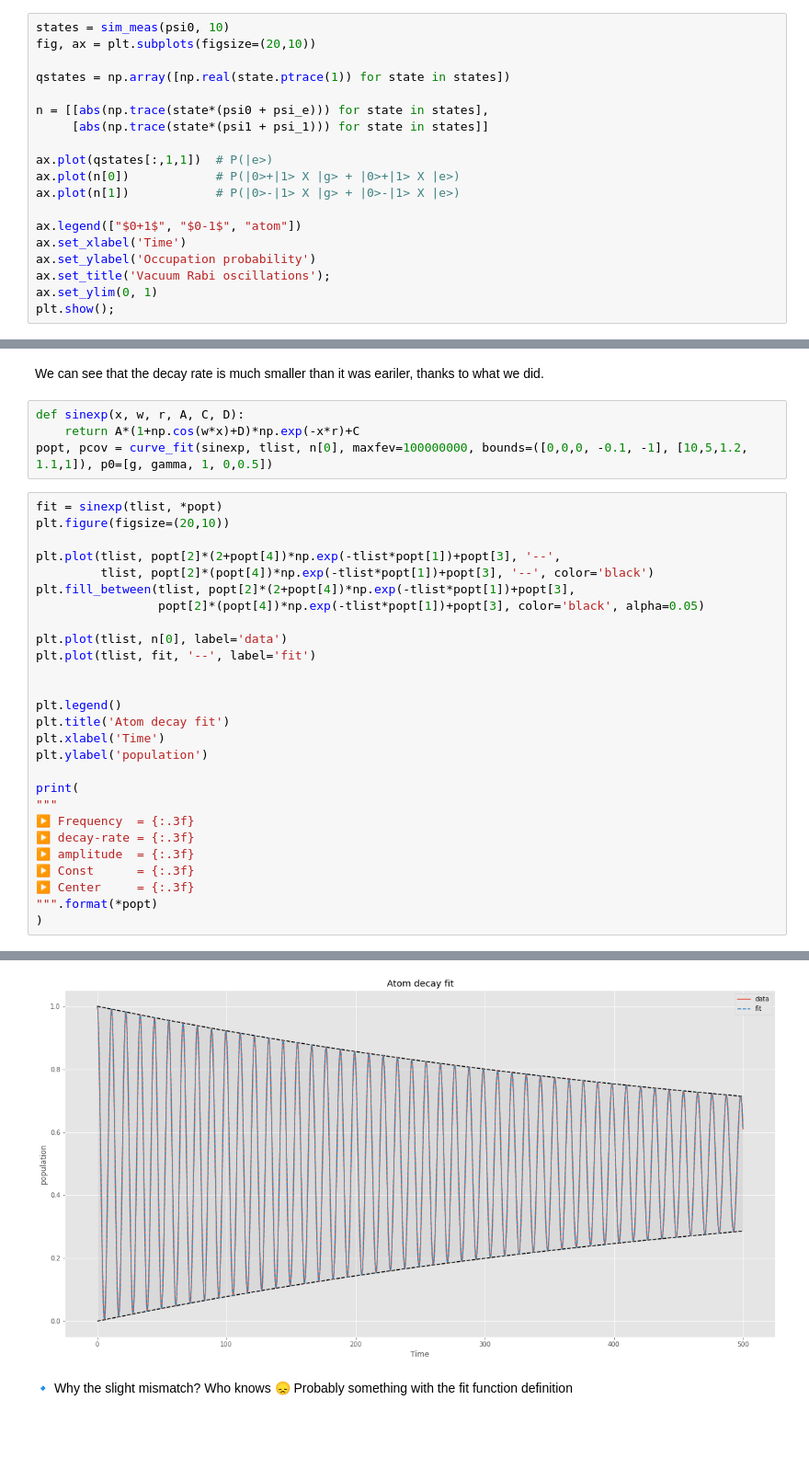
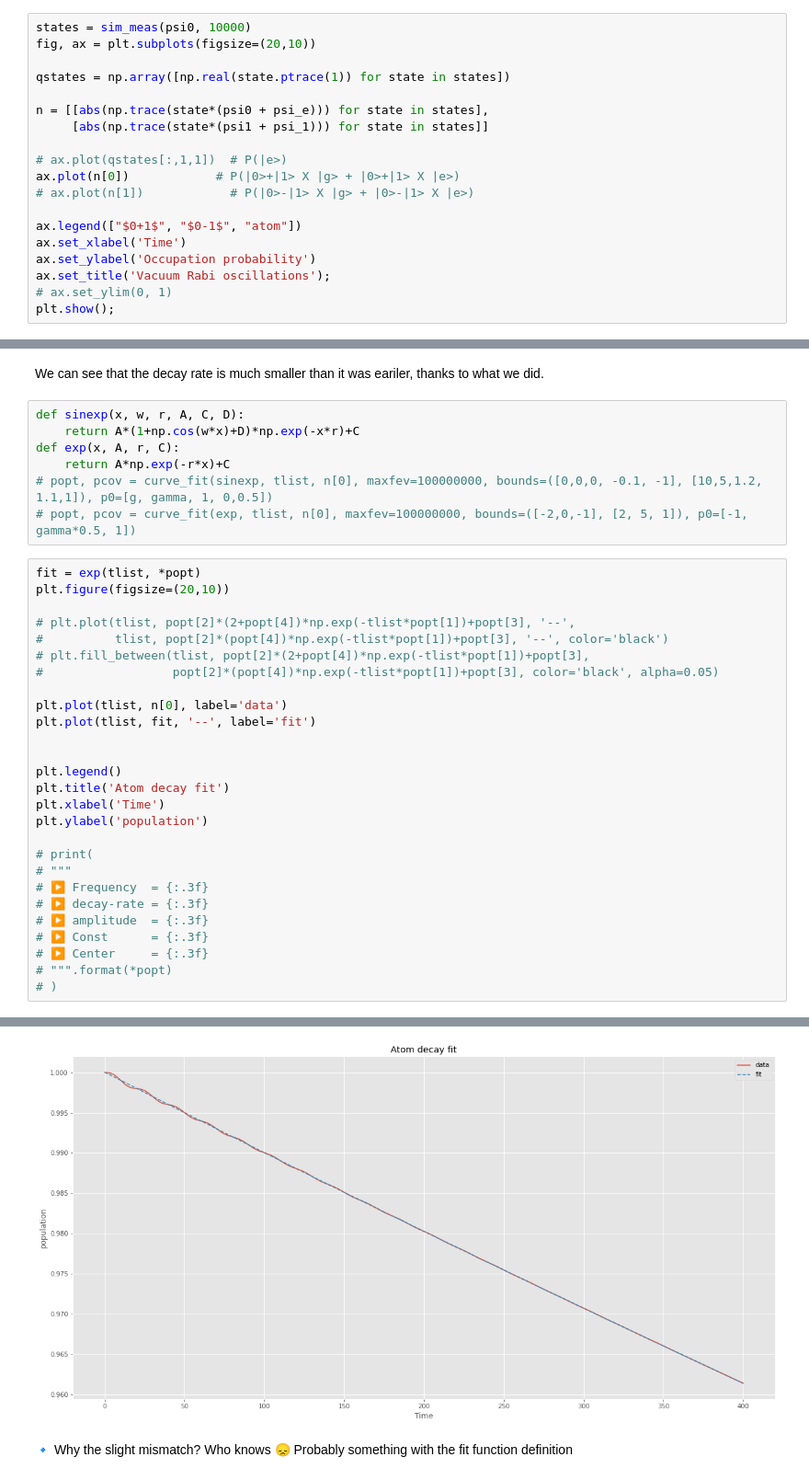
Before and after one commit to DanielCohenHillel/Cavity-Analysis, a Jupyter notebook: dephasing/dephasing.ipynb, the cells around one changed output, grey strips where cells are left out. Shown: that part at 92% size. Saved outputs shown, nothing was run; the diff lists cells and outputs as text; blank space fills up the shorter version.

```diff
--- a/dephasing/dephasing.ipynb
+++ b/dephasing/dephasing.ipynb
@@ -130,7 +131,7 @@ def sim_meas(psi0, dt):
         states.extend(output.states)
     return states
 # %%
-states = sim_meas(psi0, 10)
+states = sim_meas(psi0, 10000)
 fig, ax = plt.subplots(figsize=(20,10))
 
 qstates = np.array([np.real(state.ptrace(1)) for state in states])
@@ -138,14 +139,14 @@ qstates = np.array([np.real(state.ptrace(1)) for state in states])
 n = [[abs(np.trace(state*(psi0 + psi_e))) for state in states],
      [abs(np.trace(state*(psi1 + psi_1))) for state in states]]
 
-ax.plot(qstates[:,1,1])  # P(|e>)
+# ax.plot(qstates[:,1,1])  # P(|e>)
 ax.plot(n[0])            # P(|0>+|1> X |g> + |0>+|1> X |e>)
-ax.plot(n[1])            # P(|0>-|1> X |g> + |0>-|1> X |e>)
+# ax.plot(n[1])            # P(|0>-|1> X |g> + |0>-|1> X |e>)
 
 ax.legend(["$0+1$", "$0-1$", "atom"])
 ax.set_xlabel('Time')
 ax.set_ylabel('Occupation probability')
 ax.set_title('Vacuum Rabi oscillations');
-ax.set_ylim(0, 1)
+# ax.set_ylim(0, 1)
 plt.show();
 # %% [output]
@@ -155,15 +156,18 @@ We can see that the decay rate is much smaller than it was eariler, thanks to wh
 # %%
 def sinexp(x, w, r, A, C, D):
     return A*(1+np.cos(w*x)+D)*np.exp(-x*r)+C
-popt, pcov = curve_fit(sinexp, tlist, n[0], maxfev=100000000, bounds=([0,0,0, -0.1, -1], [10,5,1.2, 1.1,1]), p0=[g, gamma, 1, 0,0.5])
+def exp(x, A, r, C):
+    return A*np.exp(-r*x)+C
+# popt, pcov = curve_fit(sinexp, tlist, n[0], maxfev=100000000, bounds=([0,0,0, -0.1, -1], [10,5,1.2, 1.1,1]), p0=[g, gamma, 1, 0,0.5])
+# popt, pcov = curve_fit(exp, tlist, n[0], maxfev=100000000, bounds=([-2,0,-1], [2, 5, 1]), p0=[-1, gamma*0.5, 1])
 # %%
-fit = sinexp(tlist, *popt)
+fit = exp(tlist, *popt)
 plt.figure(figsize=(20,10))
 
-plt.plot(tlist, popt[2]*(2+popt[4])*np.exp(-tlist*popt[1])+popt[3], '--',
-         tlist, popt[2]*(popt[4])*np.exp(-tlist*popt[1])+popt[3], '--', color='black')
-plt.fill_between(tlist, popt[2]*(2+popt[4])*np.exp(-tlist*popt[1])+popt[3],
-                 popt[2]*(popt[4])*np.exp(-tlist*popt[1])+popt[3], color='black', alpha=0.05)
+# plt.plot(tlist, popt[2]*(2+popt[4])*np.exp(-tlist*popt[1])+popt[3], '--',
+#          tlist, popt[2]*(popt[4])*np.exp(-tlist*popt[1])+popt[3], '--', color='black')
+# plt.fill_between(tlist, popt[2]*(2+popt[4])*np.exp(-tlist*popt[1])+popt[3],
+#                  popt[2]*(popt[4])*np.exp(-tlist*popt[1])+popt[3], color='black', alpha=0.05)
 
 plt.plot(tlist, n[0], label='data')
 plt.plot(tlist, fit, '--', label='fit')
@@ -174,13 +178,13 @@ plt.title('Atom decay fit')
 plt.xlabel('Time')
 plt.ylabel('population')
 
-print(
-"""
-▶️ Frequency  = {:.3f}
-▶️ decay-rate = {:.3f}
-▶️ amplitude  = {:.3f}
-▶️ Const      = {:.3f}
-▶️ Center     = {:.3f}
-""".format(*popt)
-)
+# print(
+# """
+# ▶️ Frequency  = {:.3f}
+# ▶️ decay-rate = {:.3f}
+# ▶️ amplitude  = {:.3f}
+# ▶️ Const      = {:.3f}
+# ▶️ Center     = {:.3f}
+# """.format(*popt)
+# )
 # %% [output]
@@ -192,4 +192,4 @@ print(
-[figure, old version]
+[figure, new version]
 # %% [markdown]
 🔹 Why the slight mismatch? Who knows 😞 Probably something with the fit function definition
 # %%
```
Also changed, not shown: parts of 12 cells of this notebook, 3 other files.
